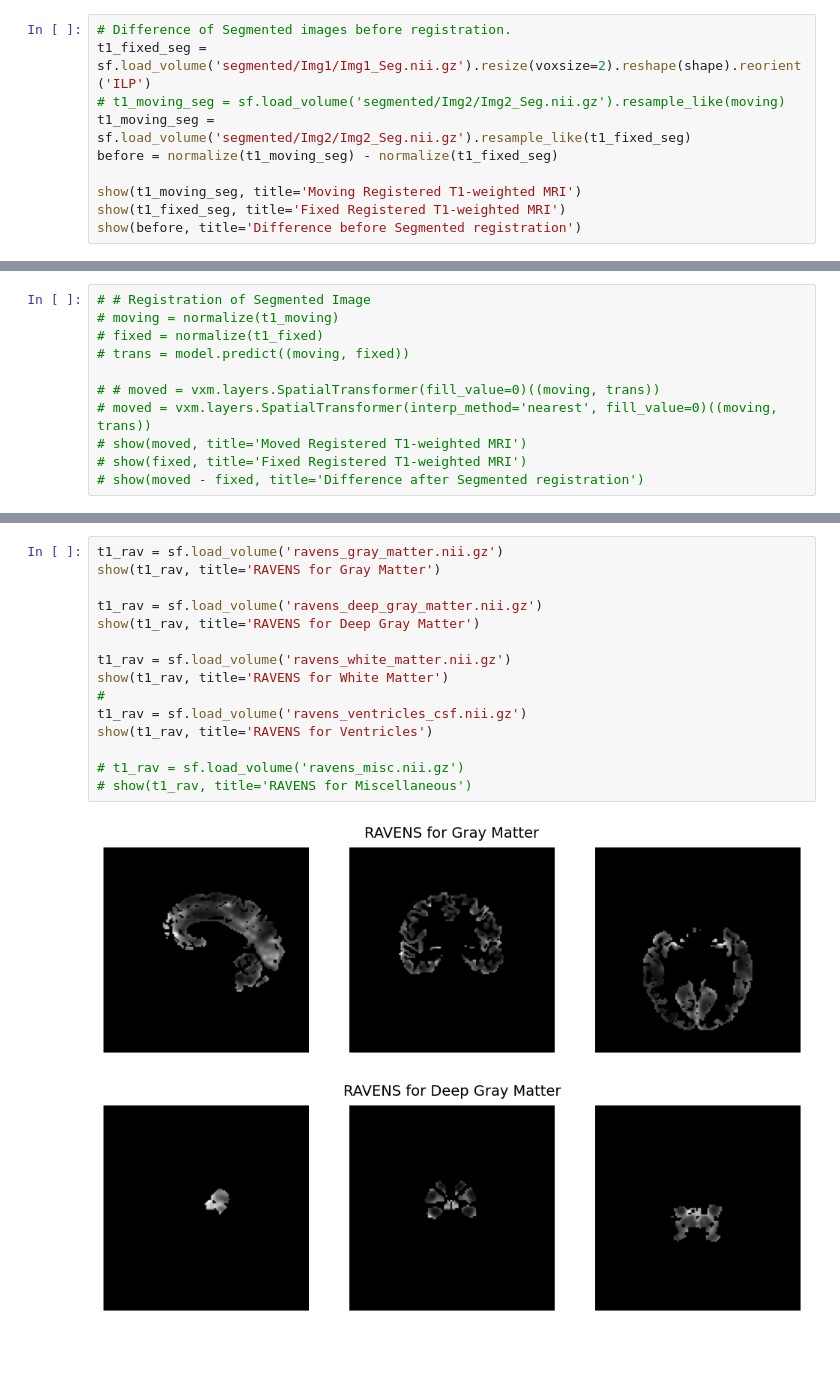
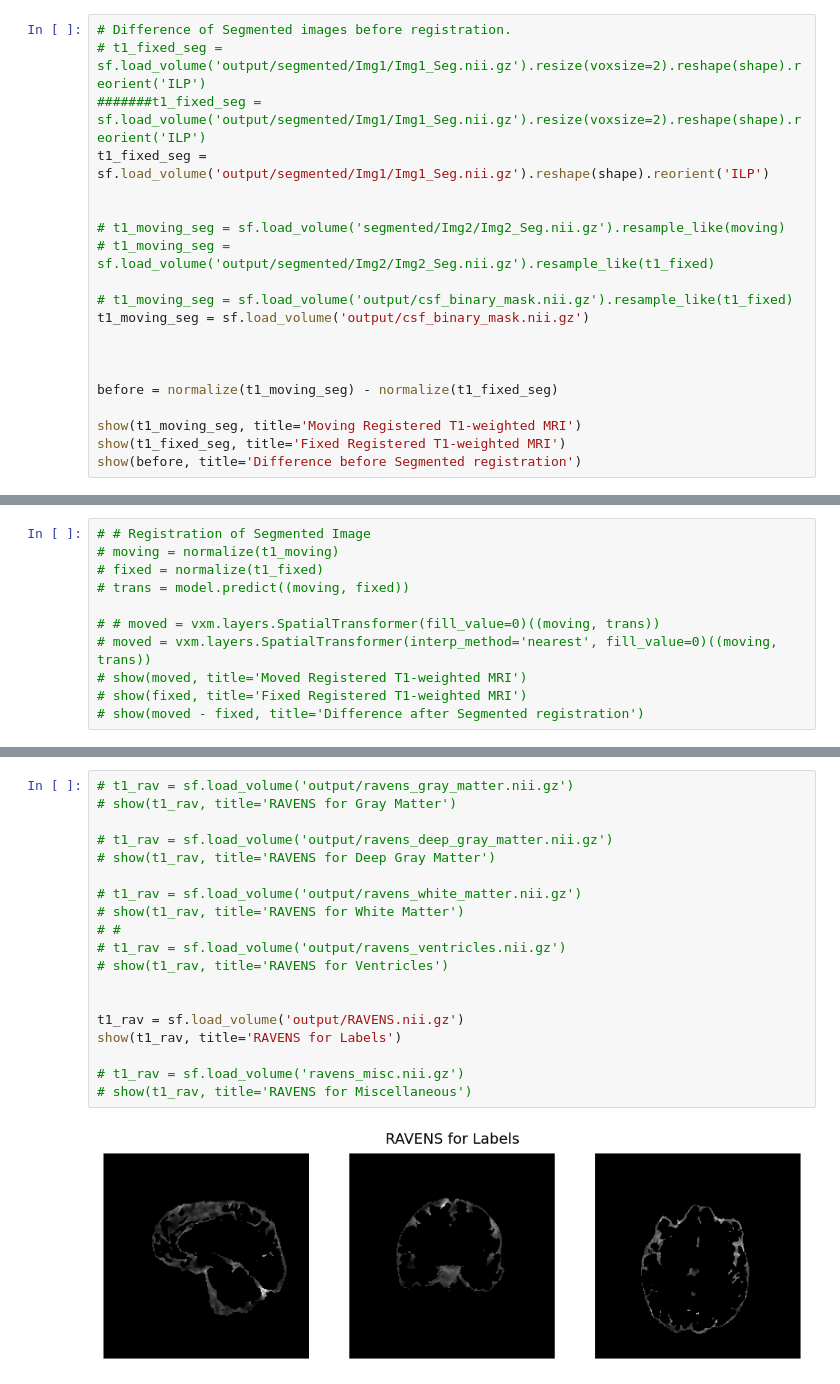
Before and after one commit to akisg/DL_RAVENS, a Jupyter notebook: RAVENS_MRI_Pipeline.ipynb, the cells around one changed output, grey strips where cells are left out. Cells and saved outputs as stored; diff of their text form; blank space fills up the shorter version.

```diff
--- a/RAVENS_MRI_Pipeline.ipynb
+++ b/RAVENS_MRI_Pipeline.ipynb
@@ -239,8 +490,18 @@ show(moved - fixed, title='Difference after registration 2')
 # %%
 # Difference of Segmented images before registration.
-t1_fixed_seg = sf.load_volume('segmented/Img1/Img1_Seg.nii.gz').resize(voxsize=2).reshape(shape).reorient('ILP')
+# t1_fixed_seg = sf.load_volume('output/segmented/Img1/Img1_Seg.nii.gz').resize(voxsize=2).reshape(shape).reorient('ILP')
+#######t1_fixed_seg = sf.load_volume('output/segmented/Img1/Img1_Seg.nii.gz').resize(voxsize=2).reshape(shape).reorient('ILP')
+t1_fixed_seg = sf.load_volume('output/segmented/Img1/Img1_Seg.nii.gz').reshape(shape).reorient('ILP')
+
+
 # t1_moving_seg = sf.load_volume('segmented/Img2/Img2_Seg.nii.gz').resample_like(moving)
-t1_moving_seg = sf.load_volume('segmented/Img2/Img2_Seg.nii.gz').resample_like(t1_fixed_seg)
+# t1_moving_seg = sf.load_volume('output/segmented/Img2/Img2_Seg.nii.gz').resample_like(t1_fixed)
+
+# t1_moving_seg = sf.load_volume('output/csf_binary_mask.nii.gz').resample_like(t1_fixed)
+t1_moving_seg = sf.load_volume('output/csf_binary_mask.nii.gz')
+
+
+
 before = normalize(t1_moving_seg) - normalize(t1_fixed_seg)
 
 show(t1_moving_seg, title='Moving Registered T1-weighted MRI')
@@ -413,18 +635,21 @@ FutureWarning: From release 0.13.0 onwards, this function will, by default, copy
 # %%
-t1_rav = sf.load_volume('ravens_gray_matter.nii.gz')
-show(t1_rav, title='RAVENS for Gray Matter')
+# t1_rav = sf.load_volume('output/ravens_gray_matter.nii.gz')
+# show(t1_rav, title='RAVENS for Gray Matter')
 
-t1_rav = sf.load_volume('ravens_deep_gray_matter.nii.gz')
-show(t1_rav, title='RAVENS for Deep Gray Matter')
+# t1_rav = sf.load_volume('output/ravens_deep_gray_matter.nii.gz')
+# show(t1_rav, title='RAVENS for Deep Gray Matter')
 
-t1_rav = sf.load_volume('ravens_white_matter.nii.gz')
-show(t1_rav, title='RAVENS for White Matter')
-#
-t1_rav = sf.load_volume('ravens_ventricles_csf.nii.gz')
-show(t1_rav, title='RAVENS for Ventricles')
+# t1_rav = sf.load_volume('output/ravens_white_matter.nii.gz')
+# show(t1_rav, title='RAVENS for White Matter')
+# #
+# t1_rav = sf.load_volume('output/ravens_ventricles.nii.gz')
+# show(t1_rav, title='RAVENS for Ventricles')
+
+
+t1_rav = sf.load_volume('output/RAVENS.nii.gz')
+show(t1_rav, title='RAVENS for Labels')
 
 # t1_rav = sf.load_volume('ravens_misc.nii.gz')
 # show(t1_rav, title='RAVENS for Miscellaneous')
 # %% [output]
-[figure, old version]
+[figure, new version]
-[figure, removed]
```
Also changed, not shown: parts of 41 cells of this notebook.
